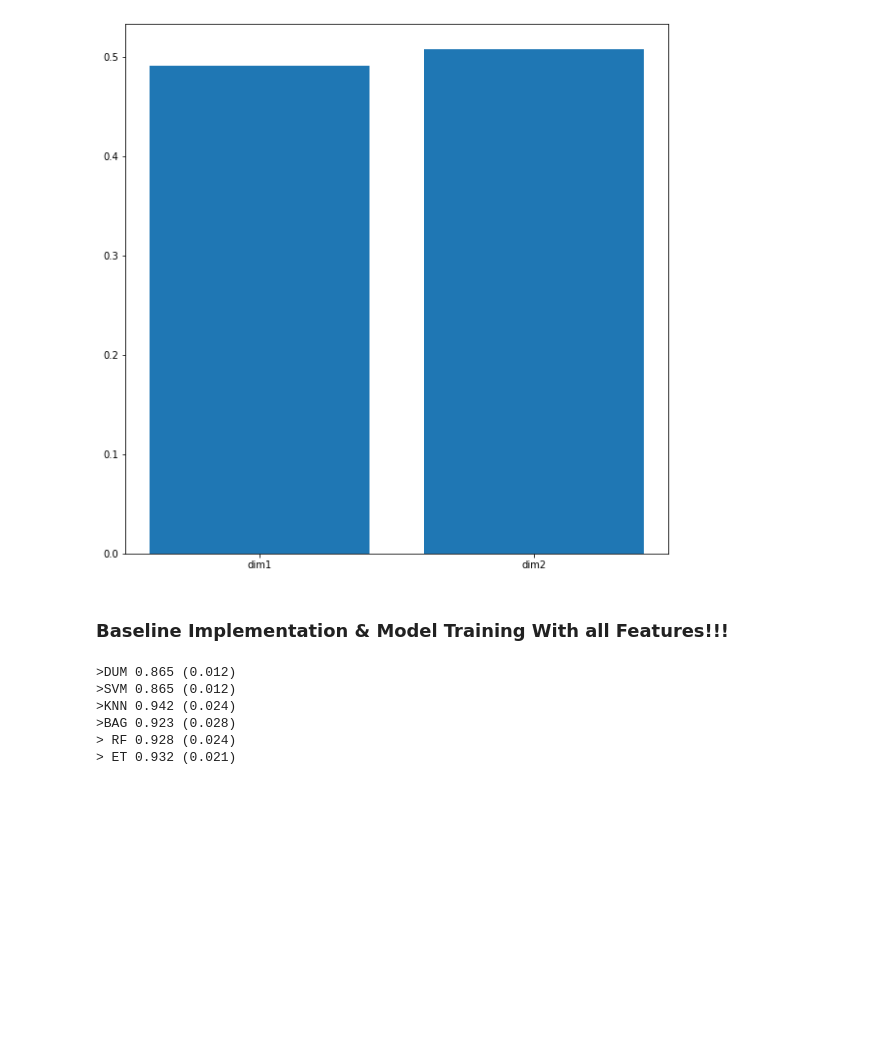
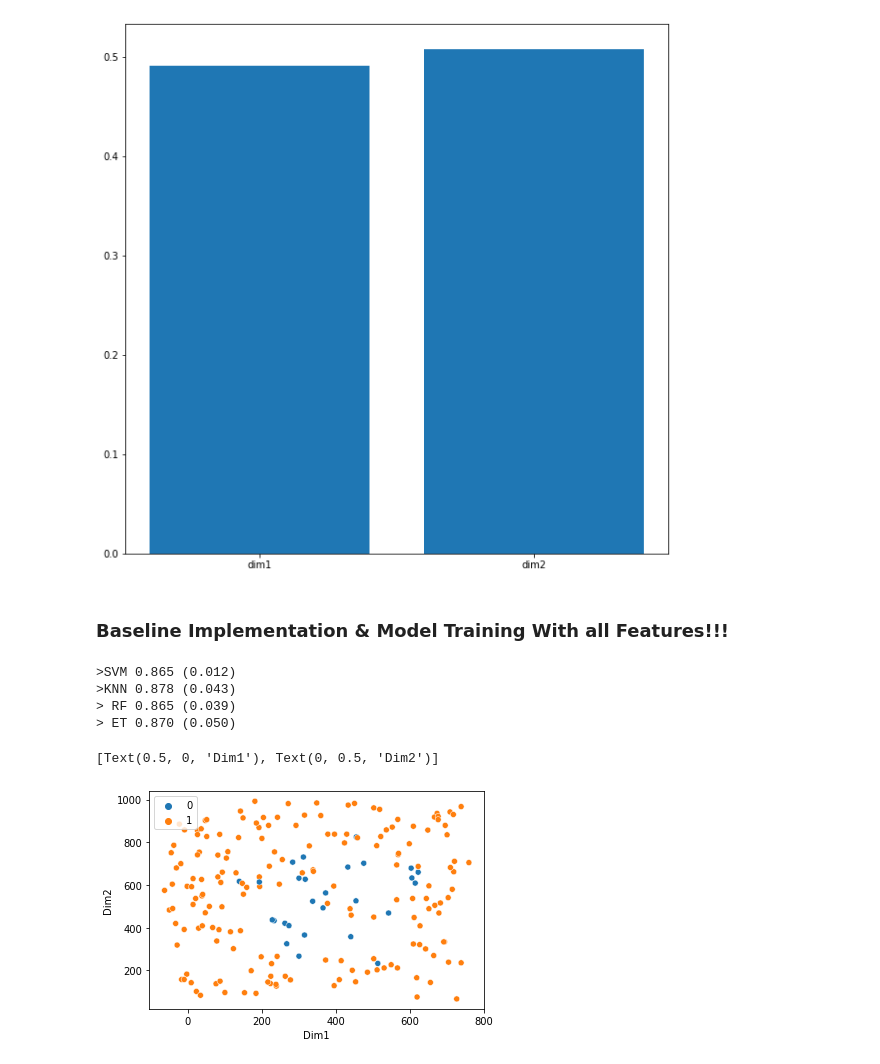
Before and after one commit to BSSB33/DSC-Lab, a Jupyter notebook: high_disturbance_ratio/disturbance.ipynb, the cells around one changed output. Cells and saved outputs as stored; diff of their text form; code cells hidden in the pictures; blank space fills up the shorter version.

Commit message:
Clustering Added
Something is wrong with the models upon predicting.

```diff
--- a/high_disturbance_ratio/disturbance.ipynb
+++ b/high_disturbance_ratio/disturbance.ipynb
@@ -179,18 +179,12 @@ def evaluate_model(X_train, y_train, X_test, y_test, model):
 	return cross_val_score(model, X_test, y_test, scoring='accuracy', cv=cv, n_jobs=-1)
 
 models, names = list(), list()
-# Dummy
-models.append(DummyClassifier(strategy='most_frequent'))
-names.append('DUM')
 # SVM
 models.append(SVC(gamma='auto'))
 names.append('SVM')
 # KNN
 models.append(KNeighborsClassifier())
 names.append('KNN')
-# Bagging
-models.append(BaggingClassifier(n_estimators=1000))
-names.append('BAG')
 # RF
 models.append(RandomForestClassifier(n_estimators=1000))
 names.append(' RF')
@@ -204,9 +198,15 @@ for i in range(len(models)):
 	results.append(scores)
 	print('>%s %.3f (%.3f)' % (names[i], scores.mean(), scores.std()))
 # %% [output]
->DUM 0.865 (0.012)
 >SVM 0.865 (0.012)
->KNN 0.942 (0.024)
->BAG 0.923 (0.028)
-> RF 0.928 (0.024)
-> ET 0.932 (0.021)
+>KNN 0.878 (0.043)
+> RF 0.865 (0.039)
+> ET 0.870 (0.050)
+# %%
+from sklearn.cluster import KMeans
+
+ax = sns.scatterplot(data = X_test, x='dim1', y='dim2', palette="tab10", hue=y_test)
+ax.set(xlabel='Dim1', ylabel='Dim2')
+# %% [output]
+[Text(0.5, 0, 'Dim1'), Text(0, 0.5, 'Dim2')]
+[figure, added]
```
Also changed, not shown: parts of 6 cells of this notebook.
